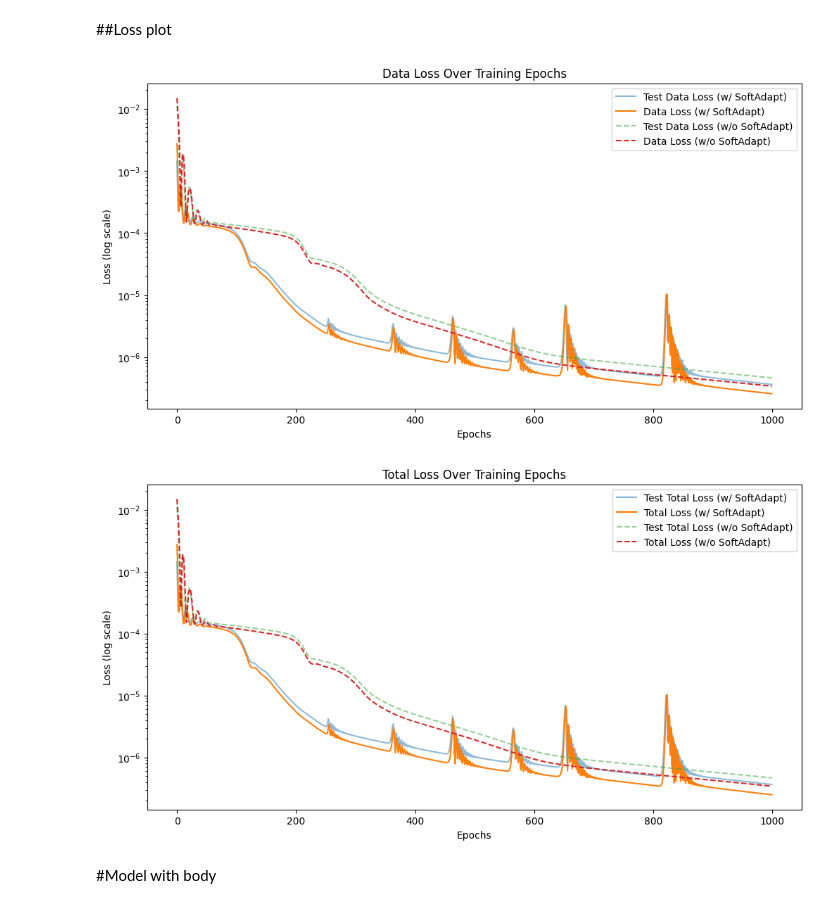
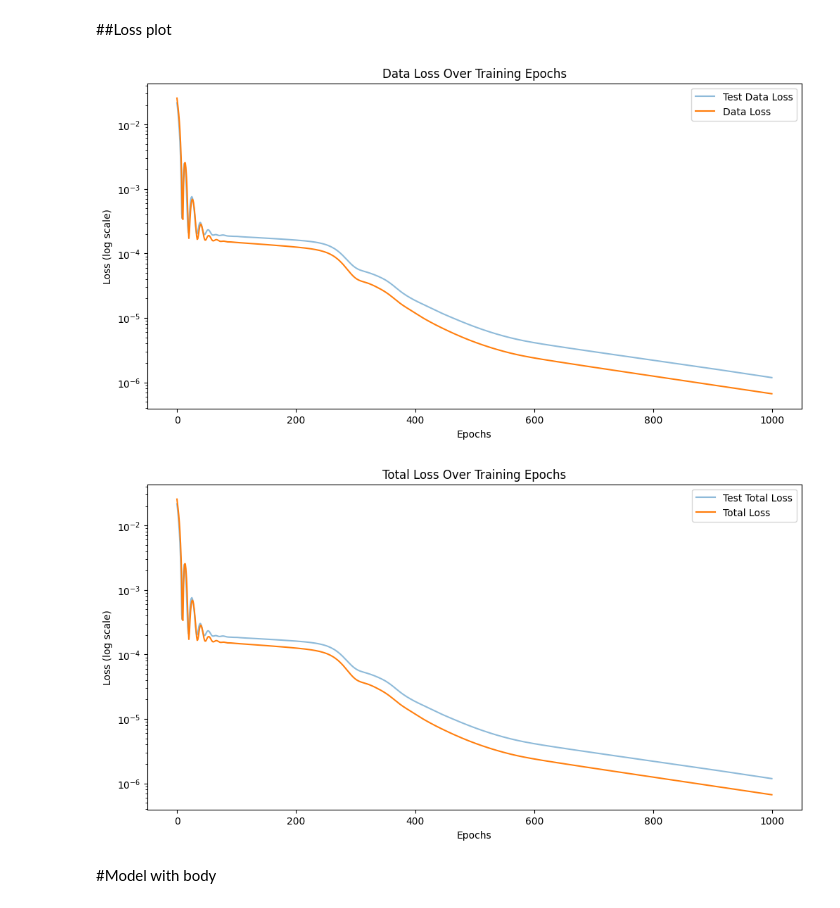
Before and after one commit to LuigiElo/DL-PINNs, a Jupyter notebook: PINN_LaPlace2D_Pytorch_Datadriven.ipynb, the cells around one changed output. Cells and saved outputs as stored; diff of their text form; code cells hidden in the pictures.

```diff
--- a/PINN_LaPlace2D_Pytorch_Datadriven.ipynb
+++ b/PINN_LaPlace2D_Pytorch_Datadriven.ipynb
@@ -1187,7 +1160,7 @@ import numpy as np
 import matplotlib.pyplot as plt
 
 # Define parameters
-num_epochs = 1000
+num_epochs = 10000
 learning_rate = (10**-3)*0.3
 momentum = 0.9
 
@@ -1202,9 +1175,9 @@ weights_history=[]
 ###Generate data
 # %%
 # Training data
-x = np.linspace(0,2,36)
-y = np.linspace(0,-1,36)
-X,Y  = np.meshgrid(x,y) # We want approximately 1296 training points
+x = np.linspace(0,2,17)
+y = np.linspace(0,-1,17)
+X,Y  = np.meshgrid(x,y) # We want approximately 288 training points
 
 # Stack X and Y vertically
 input_data = np.vstack([X.flatten(), Y.flatten()]).T
@@ -1214,9 +1187,9 @@ input_data_scaled = scaler.transform(input_data)
 target_function_approximation = behaviour_func(input_data)
 
 # Test data
-x = np.linspace(0,2,18)
-y = np.linspace(0,-1,18)
-X,Y  = np.meshgrid(x,y) # We want approximately 320 testing points
+x = np.linspace(0,2,9)
+y = np.linspace(0,-1,8)
+X,Y  = np.meshgrid(x,y) # We want approximately 288/4=72 testing points
 
 # Stack X and Y vertically
 test_input_data = np.vstack([X.flatten(), Y.flatten()]).T
@@ -1230,7 +1203,7 @@ test_target_function_approximation = behaviour_func(test_input_data)
 import torch
 import numpy as np
 
-def train_model(epochs_to_make_updates=5, use_softadapt=True, softAdapt_beta=0.1):
+def train_model(epochs_to_make_updates=5, use_softadapt=False, softAdapt_beta=0.1):
 
     # Lists to store training losses for plotting
     loss_data_list = []
@@ -1362,5 +1335,5 @@ best_model_weights_no_softadapt, lossInfo_no_softadapt, _ = train_model(use_soft
 model = FNN()
 optimizer = optim.Adam(model.parameters(), lr=learning_rate)
 
-best_model_weights, lossInfo, weights_history= train_model(use_softadapt=True)
+#best_model_weights, lossInfo, weights_history= train_model(use_softadapt=True)
 # %% [output]
@@ -1435,32 +1408,32 @@ tensor([ 4.6577e-03,  7.5689e-03,  1.0479e-02,  ..., -5.4542e-04,
 # %%
 def plotLoss(num_epochs, losses1, losses2=None, start=0):
     epochs_range = range(start, num_epochs, 1)
 
     for loss_type, loss_values in losses1.items():
         test_loss1, training_loss1 = loss_values
 
         plt.figure(figsize=(12, 6))
 
         # Plot losses from the first set
-        plt.semilogy(epochs_range, test_loss1[start:num_epochs], label="Test " + loss_type + " (w/ SoftAdapt)", alpha=0.5)
-        plt.semilogy(epochs_range, training_loss1[start:num_epochs], label=loss_type + " (w/ SoftAdapt)")
+        plt.semilogy(epochs_range, test_loss1[start:num_epochs], label="Test " + loss_type, alpha=0.5)
+        plt.semilogy(epochs_range, training_loss1[start:num_epochs], label=loss_type)
 
         # Plot losses from the second set if provided
         if losses2:
             test_loss2, training_loss2 = losses2[loss_type]
             plt.semilogy(epochs_range, test_loss2[start:num_epochs], label="Test " + loss_type + " (w/o SoftAdapt)", alpha=0.5, linestyle='--')
             plt.semilogy(epochs_range, training_loss2[start:num_epochs], label=loss_type + " (w/o SoftAdapt)", linestyle='--')
 
         plt.title(loss_type + " Over Training Epochs")
         plt.xlabel("Epochs")
         plt.ylabel("Loss (log scale)")
         plt.legend()
         plt.show()
 
-plotLoss(1000, lossInfo, lossInfo_no_softadapt, start= 0)
+plotLoss(1000, lossInfo_no_softadapt, start= 0)
 # %% [output]
-[figure, old version]
+[figure, new version]
-[figure, old version]
+[figure, new version]
 # %% [markdown]
 #Model with body
 # %% [markdown]
```
Also changed, not shown: parts of 13 cells of this notebook.
